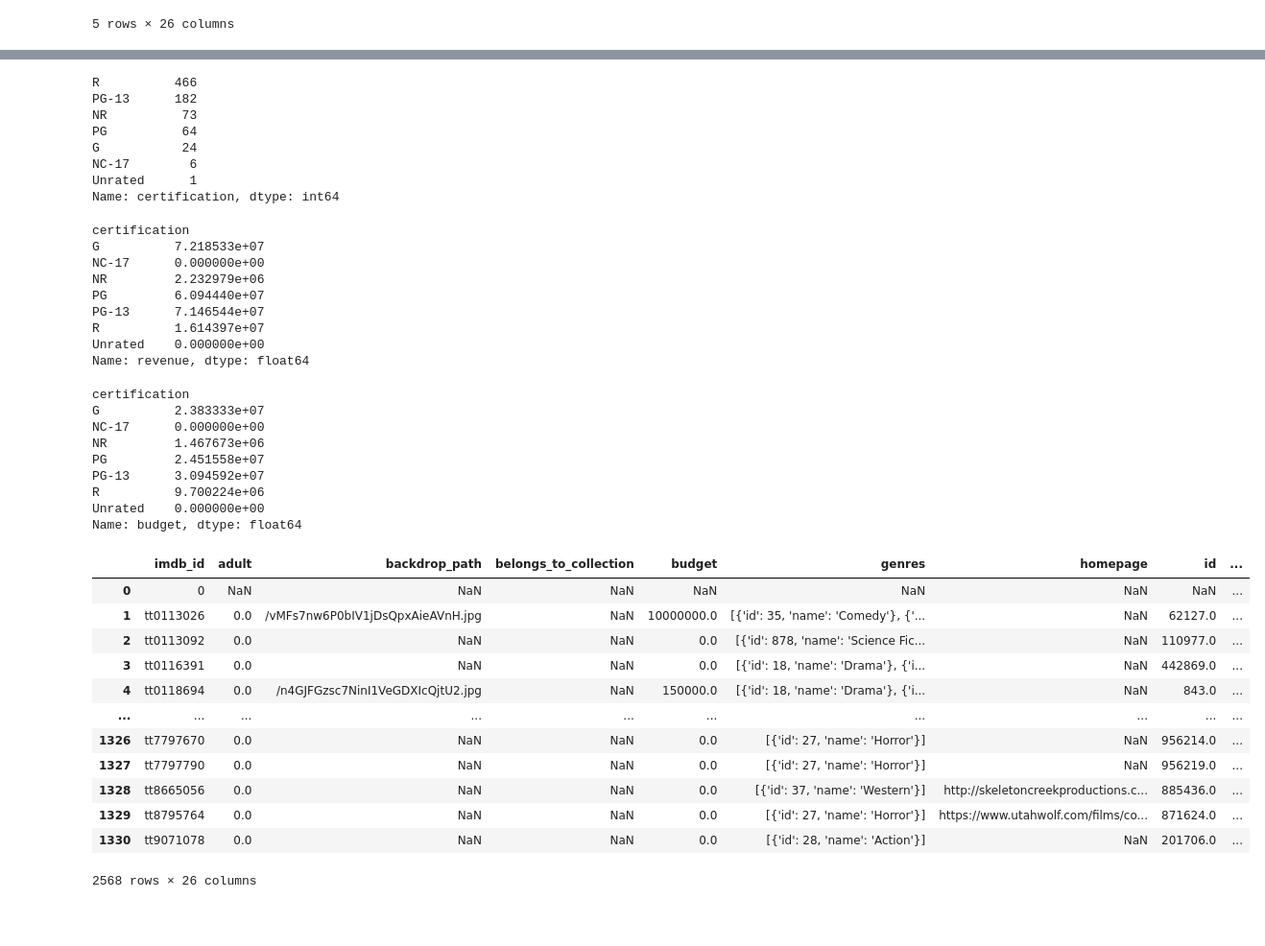
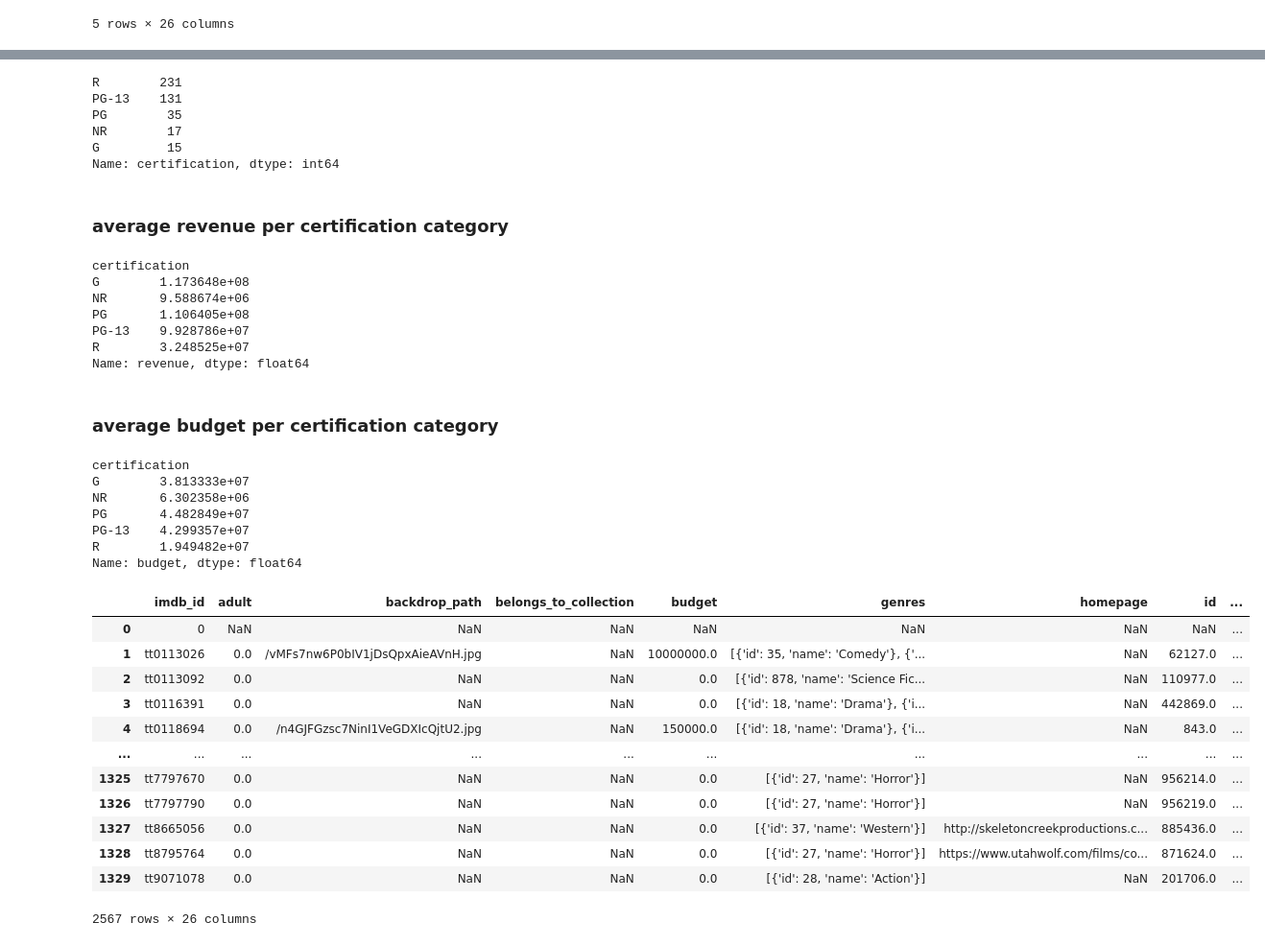
Before and after one commit to pmontecinos23/IMDb-Enrichment, a Jupyter notebook: IMDb Exploratory Data Analysis.ipynb, the cells around one changed output, grey strips where cells are left out. Shown: that part at 96% size. Saved outputs shown, nothing was run; the diff lists cells and outputs as text; code cells hidden in the pictures; blank space fills up the shorter version.

Commit message:
IMDB Part 2 corrections

```diff
--- a/IMDb Exploratory Data Analysis.ipynb
+++ b/IMDb Exploratory Data Analysis.ipynb
@@ -83,6 +83,5 @@ memory usage: 541.7+ KB
 # %%
-rev_fil = imdb['revenue'] > 0
+imdb_fil = imdb.loc[(imdb.revenue > 0) | (imdb.budget > 0)]
 
-results_rev = imdb[rev_fil]
-print(f'Total valid revenue movie count is {results_rev.shape[0]}')
+imdb_fil.info()
 # %% [output]
@@ -97,57 +107,55 @@ Total valid revenue movie count is 545
 # %%
-imdb['certification'].value_counts()
+imdb_fil['certification'].value_counts()
 # %% [output]
-R          466
-PG-13      182
-NR          73
-PG          64
-G           24
-NC-17        6
-Unrated      1
+R        231
+PG-13    131
+PG        35
+NR        17
+G         15
 Name: certification, dtype: int64
+# %% [markdown]
+### average revenue per certification category
 # %%
-revenue_per_cert = imdb.groupby('certification')['revenue'].mean()
+revenue_per_cert = imdb_fil.groupby('certification')['revenue'].mean()
 
 revenue_per_cert
 # %% [output]
 certification
-G          7.218533e+07
-NC-17      0.000000e+00
-NR         2.232979e+06
-PG         6.094440e+07
-PG-13      7.146544e+07
-R          1.614397e+07
-Unrated    0.000000e+00
+G        1.173648e+08
+NR       9.588674e+06
+PG       1.106405e+08
+PG-13    9.928786e+07
+R        3.248525e+07
 Name: revenue, dtype: float64
+# %% [markdown]
+### average budget per certification category
 # %%
-budget_per_cert = imdb.groupby('certification')['budget'].mean()
+budget_per_cert = imdb_fil.groupby('certification')['budget'].mean()
 
 budget_per_cert
 # %% [output]
 certification
-G          2.383333e+07
-NC-17      0.000000e+00
-NR         1.467673e+06
-PG         2.451558e+07
-PG-13      3.094592e+07
-R          9.700224e+06
-Unrated    0.000000e+00
+G        3.813333e+07
+NR       6.302358e+06
+PG       4.482849e+07
+PG-13    4.299357e+07
+R        1.949482e+07
 Name: budget, dtype: float64
 # %%
 # Save dataframe to file.
-imdb.to_csv("data/title_imdb.csv.gz",compression='gzip',index=False)
+imdb_fil.to_csv("data/title_imdb.csv.gz",compression='gzip',index=False)
 imdb
 # %% [output]
 |  | imdb_id | adult | backdrop_path | belongs_to_collection | budget | genres | homepage | id | ... |
 | 0 | 0 | NaN | NaN | NaN | NaN | NaN | NaN | NaN | ... |
 | 1 | tt0113026 | 0.0 | /vMFs7nw6P0bIV1jDsQpxAieAVnH.jpg | NaN | 10000000.0 | [{'id': 35, 'name': 'Comedy'}, {'... | NaN | 62127.0 | ... |
 | 2 | tt0113092 | 0.0 | NaN | NaN | 0.0 | [{'id': 878, 'name': 'Science Fic... | NaN | 110977.0 | ... |
 | 3 | tt0116391 | 0.0 | NaN | NaN | 0.0 | [{'id': 18, 'name': 'Drama'}, {'i... | NaN | 442869.0 | ... |
 | 4 | tt0118694 | 0.0 | /n4GJFGzsc7NinI1VeGDXIcQjtU2.jpg | NaN | 150000.0 | [{'id': 18, 'name': 'Drama'}, {'i... | NaN | 843.0 | ... |
 | ... | ... | ... | ... | ... | ... | ... | ... | ... | ... |
-| 1326 | tt7797670 | 0.0 | NaN | NaN | 0.0 | [{'id': 27, 'name': 'Horror'}] | NaN | 956214.0 | ... |
-| 1327 | tt7797790 | 0.0 | NaN | NaN | 0.0 | [{'id': 27, 'name': 'Horror'}] | NaN | 956219.0 | ... |
-| 1328 | tt8665056 | 0.0 | NaN | NaN | 0.0 | [{'id': 37, 'name': 'Western'}] | http://skeletoncreekproductions.c... | 885436.0 | ... |
-| 1329 | tt8795764 | 0.0 | NaN | NaN | 0.0 | [{'id': 27, 'name': 'Horror'}] | https://www.utahwolf.com/films/co... | 871624.0 | ... |
-| 1330 | tt9071078 | 0.0 | NaN | NaN | 0.0 | [{'id': 28, 'name': 'Action'}] | NaN | 201706.0 | ... |
+| 1325 | tt7797670 | 0.0 | NaN | NaN | 0.0 | [{'id': 27, 'name': 'Horror'}] | NaN | 956214.0 | ... |
+| 1326 | tt7797790 | 0.0 | NaN | NaN | 0.0 | [{'id': 27, 'name': 'Horror'}] | NaN | 956219.0 | ... |
+| 1327 | tt8665056 | 0.0 | NaN | NaN | 0.0 | [{'id': 37, 'name': 'Western'}] | http://skeletoncreekproductions.c... | 885436.0 | ... |
+| 1328 | tt8795764 | 0.0 | NaN | NaN | 0.0 | [{'id': 27, 'name': 'Horror'}] | https://www.utahwolf.com/films/co... | 871624.0 | ... |
+| 1329 | tt9071078 | 0.0 | NaN | NaN | 0.0 | [{'id': 28, 'name': 'Action'}] | NaN | 201706.0 | ... |
-2568 rows × 26 columns
+2567 rows × 26 columns
```
Also changed, not shown: parts of 6 cells of this notebook, 10 other files.
